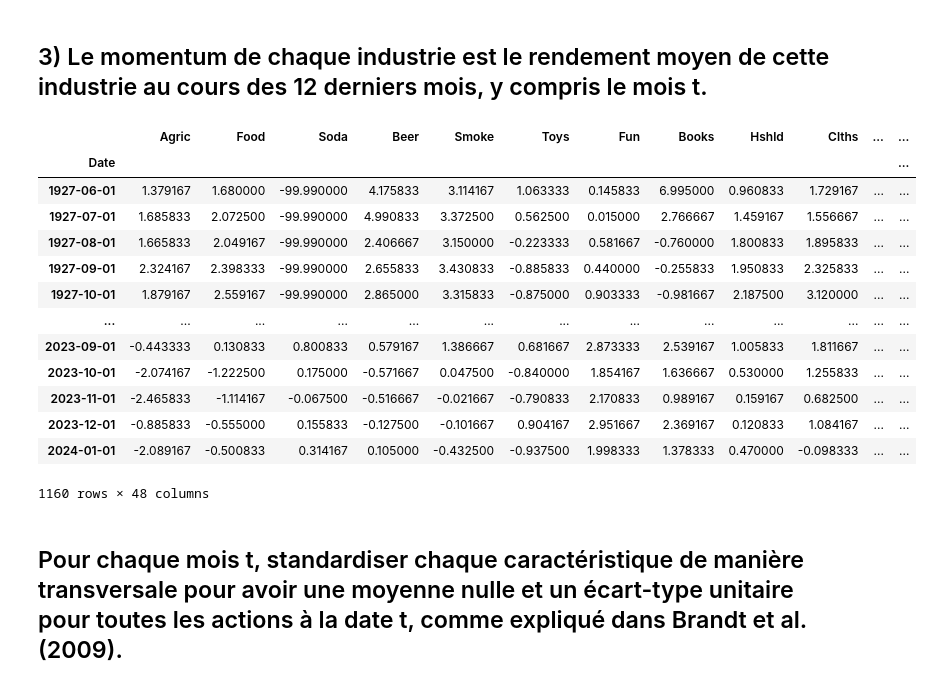
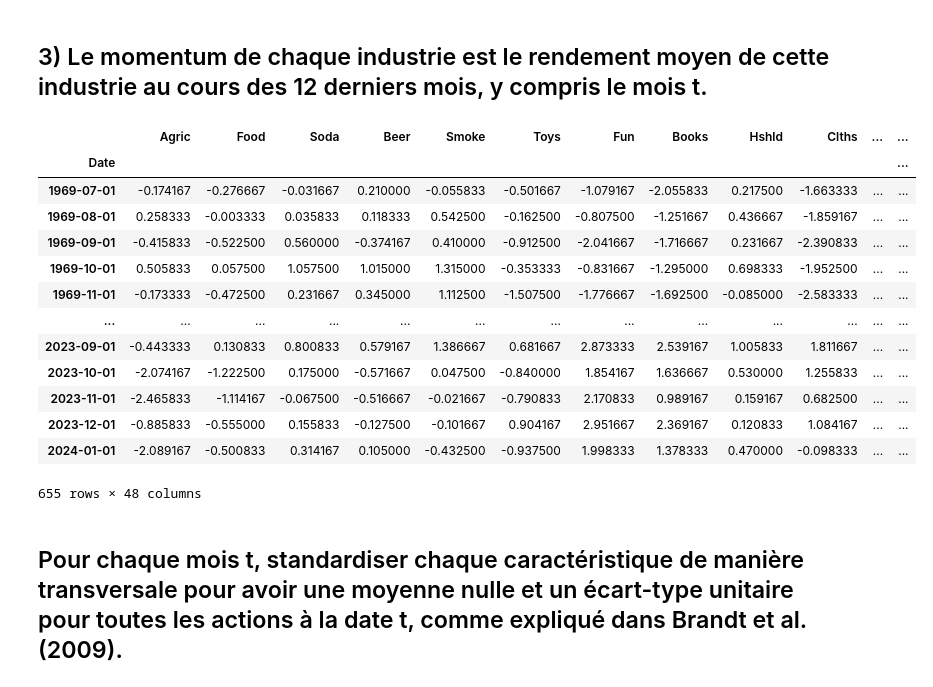
Before and after one commit to DominicPrenovost/TP2-PF-management, a Jupyter notebook: QuestionC.ipynb, the cells around one changed output. Cells and saved outputs as stored; diff of their text form; code cells hidden in the pictures.

```diff
--- a/QuestionC.ipynb
+++ b/QuestionC.ipynb
@@ -105,25 +105,26 @@ df_monthly
 # %%
 # Calculer la moyenne mobile sur 12 mois pour chaque industrie
 df_mom = df_48ind.rolling(window=12).mean()
 
-# Afficher le DataFrame du momentum
-df_mom.dropna(inplace=True)
+df_mom.replace(-99.99, np.nan, inplace = True)
+df_mom.replace(-999, np.nan, inplace = True)
+df_mom.dropna(inplace = True)
 
 df_mom
 # %% [output]
 |  | Agric | Food | Soda | Beer | Smoke | Toys | Fun | Books | Hshld | Clths | ... | ... |
 | Date |  |  |  |  |  |  |  |  |  |  |  | ... |
-| 1927-06-01 | 1.379167 | 1.680000 | -99.990000 | 4.175833 | 3.114167 | 1.063333 | 0.145833 | 6.995000 | 0.960833 | 1.729167 | ... | ... |
-| 1927-07-01 | 1.685833 | 2.072500 | -99.990000 | 4.990833 | 3.372500 | 0.562500 | 0.015000 | 2.766667 | 1.459167 | 1.556667 | ... | ... |
-| 1927-08-01 | 1.665833 | 2.049167 | -99.990000 | 2.406667 | 3.150000 | -0.223333 | 0.581667 | -0.760000 | 1.800833 | 1.895833 | ... | ... |
-| 1927-09-01 | 2.324167 | 2.398333 | -99.990000 | 2.655833 | 3.430833 | -0.885833 | 0.440000 | -0.255833 | 1.950833 | 2.325833 | ... | ... |
-| 1927-10-01 | 1.879167 | 2.559167 | -99.990000 | 2.865000 | 3.315833 | -0.875000 | 0.903333 | -0.981667 | 2.187500 | 3.120000 | ... | ... |
+| 1969-07-01 | -0.174167 | -0.276667 | -0.031667 | 0.210000 | -0.055833 | -0.501667 | -1.079167 | -2.055833 | 0.217500 | -1.663333 | ... | ... |
+| 1969-08-01 | 0.258333 | -0.003333 | 0.035833 | 0.118333 | 0.542500 | -0.162500 | -0.807500 | -1.251667 | 0.436667 | -1.859167 | ... | ... |
+| 1969-09-01 | -0.415833 | -0.522500 | 0.560000 | -0.374167 | 0.410000 | -0.912500 | -2.041667 | -1.716667 | 0.231667 | -2.390833 | ... | ... |
+| 1969-10-01 | 0.505833 | 0.057500 | 1.057500 | 1.015000 | 1.315000 | -0.353333 | -0.831667 | -1.295000 | 0.698333 | -1.952500 | ... | ... |
+| 1969-11-01 | -0.173333 | -0.472500 | 0.231667 | 0.345000 | 1.112500 | -1.507500 | -1.776667 | -1.692500 | -0.085000 | -2.583333 | ... | ... |
 | ... | ... | ... | ... | ... | ... | ... | ... | ... | ... | ... | ... | ... |
 | 2023-09-01 | -0.443333 | 0.130833 | 0.800833 | 0.579167 | 1.386667 | 0.681667 | 2.873333 | 2.539167 | 1.005833 | 1.811667 | ... | ... |
 | 2023-10-01 | -2.074167 | -1.222500 | 0.175000 | -0.571667 | 0.047500 | -0.840000 | 1.854167 | 1.636667 | 0.530000 | 1.255833 | ... | ... |
 | 2023-11-01 | -2.465833 | -1.114167 | -0.067500 | -0.516667 | -0.021667 | -0.790833 | 2.170833 | 0.989167 | 0.159167 | 0.682500 | ... | ... |
 | 2023-12-01 | -0.885833 | -0.555000 | 0.155833 | -0.127500 | -0.101667 | 0.904167 | 2.951667 | 2.369167 | 0.120833 | 1.084167 | ... | ... |
 | 2024-01-01 | -2.089167 | -0.500833 | 0.314167 | 0.105000 | -0.432500 | -0.937500 | 1.998333 | 1.378333 | 0.470000 | -0.098333 | ... | ... |
-1160 rows × 48 columns
+655 rows × 48 columns
 # %% [markdown]
 ## Pour chaque mois t, standardiser chaque caractéristique de manière transversale pour avoir une moyenne nulle et un écart-type unitaire pour toutes les actions à la date t, comme expliqué dans Brandt et al. (2009).
```
Also changed, not shown: parts of 4 cells of this notebook.
